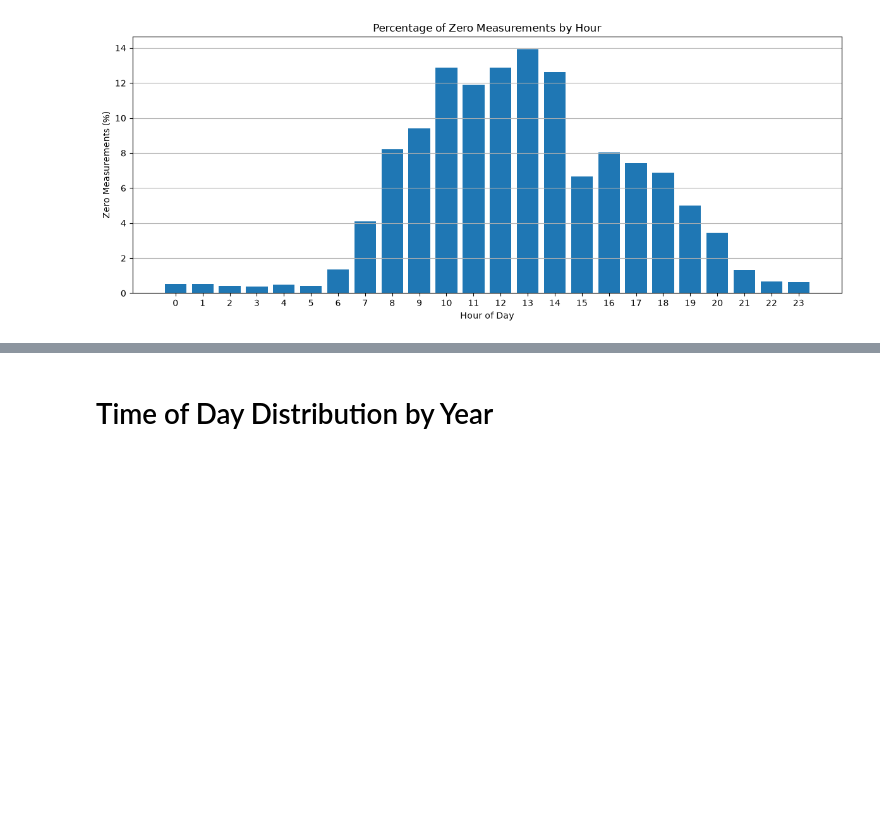
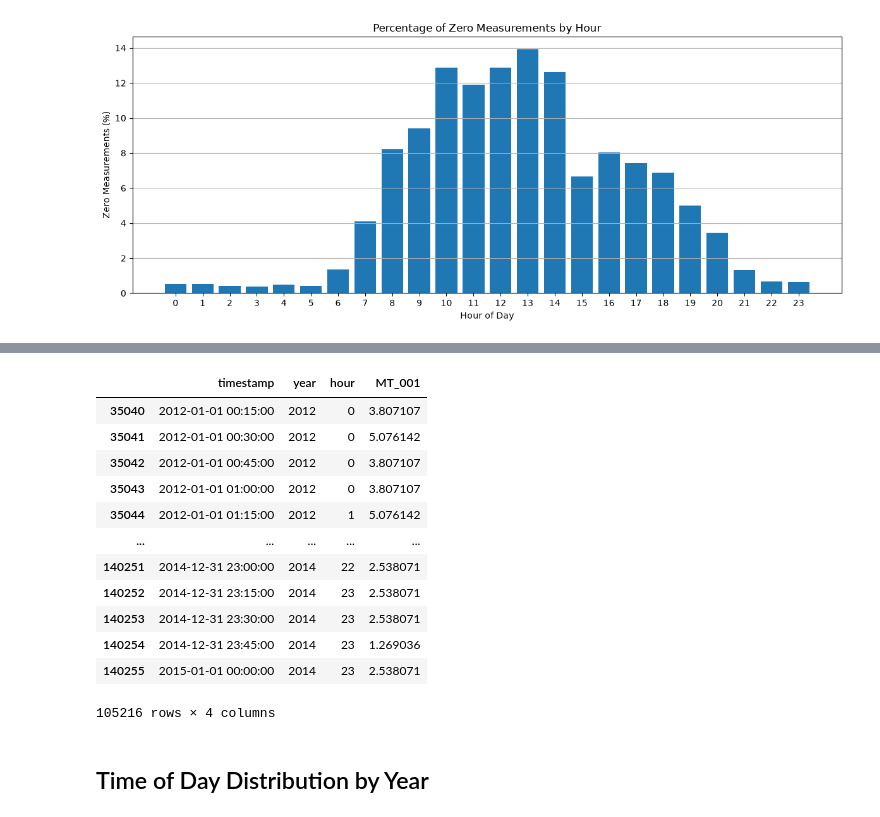
Before and after one commit to FilipeSantos2/electricity-consumption-forecasting, a Jupyter notebook: notebooks/01_data_exploration.ipynb, the cells around one changed output, grey strips where cells are left out. Cells and saved outputs as stored; diff of their text form; code cells hidden in the pictures; blank space fills up the shorter version.

```diff
--- a/notebooks/01_data_exploration.ipynb
+++ b/notebooks/01_data_exploration.ipynb
@@ -421,3 +449,24 @@ series
+# %%
+series = series.loc[
+    series["year"] > 2011,
+    ["timestamp", "year", "hour", "MT_001"]
+].copy()
+# %%
+series
+# %% [output]
+|  | timestamp | year | hour | MT_001 |
+| 35040 | 2012-01-01 00:15:00 | 2012 | 0 | 3.807107 |
+| 35041 | 2012-01-01 00:30:00 | 2012 | 0 | 5.076142 |
+| 35042 | 2012-01-01 00:45:00 | 2012 | 0 | 3.807107 |
+| 35043 | 2012-01-01 01:00:00 | 2012 | 0 | 3.807107 |
+| 35044 | 2012-01-01 01:15:00 | 2012 | 1 | 5.076142 |
+| ... | ... | ... | ... | ... |
+| 140251 | 2014-12-31 23:00:00 | 2014 | 22 | 2.538071 |
+| 140252 | 2014-12-31 23:15:00 | 2014 | 23 | 2.538071 |
+| 140253 | 2014-12-31 23:30:00 | 2014 | 23 | 2.538071 |
+| 140254 | 2014-12-31 23:45:00 | 2014 | 23 | 1.269036 |
+| 140255 | 2015-01-01 00:00:00 | 2014 | 23 | 2.538071 |
+105216 rows × 4 columns
 # %% [markdown]
-# Time of Day Distribution by Year
+## Time of Day Distribution by Year
 # %%
```
Also changed, not shown: parts of 13 cells of this notebook.
